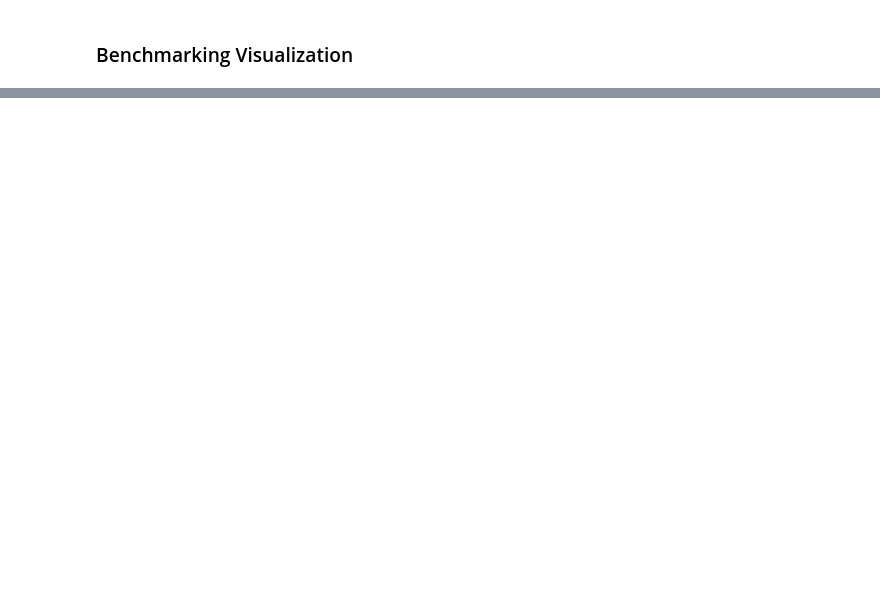
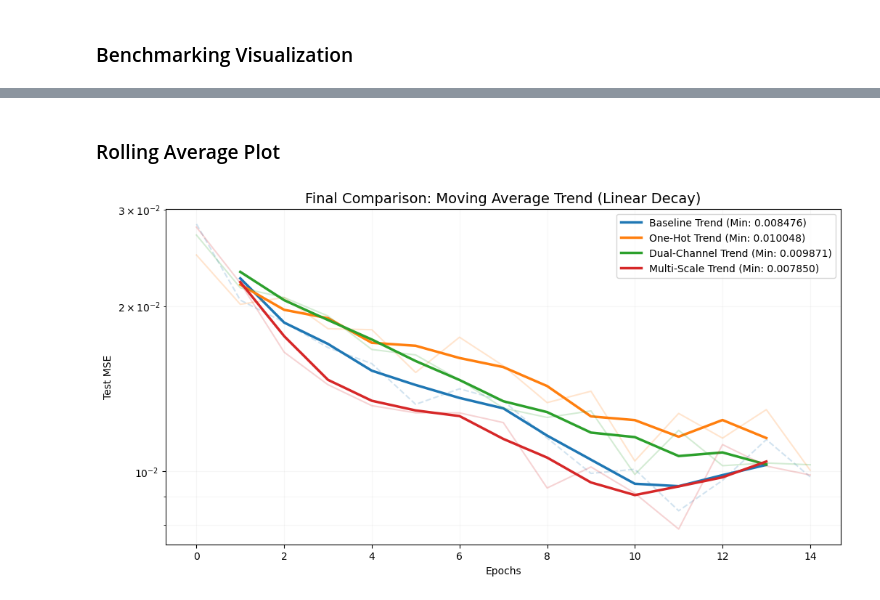
Before and after one commit to Friedrich-Mueller/ai_solutions, a Jupyter notebook: predictive_maintenance/notebooks/MVP.ipynb, the cells around one changed output, grey strips where cells are left out. Cells and saved outputs as stored; diff of their text form; code cells hidden in the pictures; blank space fills up the shorter version.

```diff
--- a/predictive_maintenance/notebooks/MVP.ipynb
+++ b/predictive_maintenance/notebooks/MVP.ipynb
@@ -344,7 +346,7 @@ test_df = get_rows_by_file_id(master_df_norm, test_ids, rows_per_file)
 def create_sliding_windows(df, window_size=64, step=16):
     # Separate sensor data and mode/target
     sensors = df[sensor_cols].values
-    modes = (df['mode'] - 1).values  # Shift to 0-7 for the embedding layer
+    modes = (df['mode']-1).values  # Shift to 0-7 for the embedding layer
     targets = df['health'].values
 
     X_sensors, X_modes, y = [], [], []
@@ -363,7 +365,7 @@ def create_sliding_windows(df, window_size=64, step=16):
     return np.array(X_sensors), np.array(X_modes), np.array(y)
 
 # Generate windows for training
-X_train_s, X_train_m, y_train = create_sliding_windows(train_df, window_size=64, step=16) #e.g. step = 1/4 of window_size equals 75% overlap
+X_train_s, X_train_m, y_train = create_sliding_windows(train_df, window_size=64, step=32) #e.g. step = 1/4 of window_size equals 75% overlap
 
 print(f"Sensors shape (Samples, Time, Features): {X_train_s.shape}")
 print(f"Modes shape (Samples,): {X_train_m.shape}")
@@ -678,0 +864,32 @@ plt.yscale('log'); plt.legend(); plt.title("Final Optimized Benchmark"); plt.sho
+# %% [markdown]
+### Rolling Average Plot
+# %%
+plt.figure(figsize=(12, 6))
+colors = {
+    'Baseline': 'tab:blue',
+    'One-Hot': 'tab:orange',
+    'Dual-Channel': 'tab:green',
+    'Multi-Scale': 'tab:red'
+}
+
+comparison_list = [
+    (h_b, "Baseline", "--"),
+    (h_o, "One-Hot", "-"),
+    (h_d, "Dual-Channel", "-"),
+    (h_ms, "Multi-Scale", "-")
+]
+
+for h, label, style in comparison_list:
+    smooth_h = pd.Series(h).rolling(window=3, center=True).mean()
+    plt.plot(h, alpha=0.2, linestyle=style, color=colors[label])
+    plt.plot(smooth_h, label=f"{label} Trend (Min: {min(h):.6f})", linewidth=2.5, color=colors[label])
+
+plt.yscale('log')
+plt.title("Final Comparison: Moving Average Trend (Linear Decay)", fontsize=14)
+plt.ylabel("Test MSE")
+plt.xlabel("Epochs")
+plt.legend()
+plt.grid(True, which="both", alpha=0.1)
+plt.show()
+# %% [output]
+[figure, added]
```
Also changed, not shown: parts of 18 cells of this notebook.
